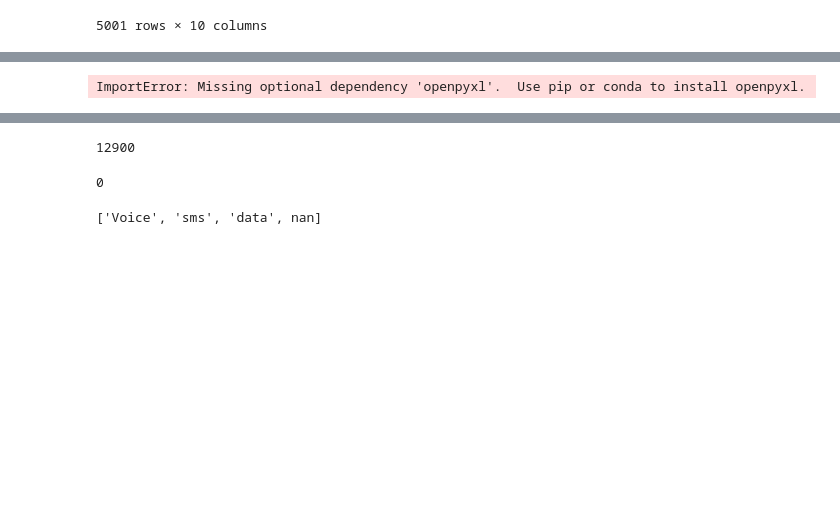
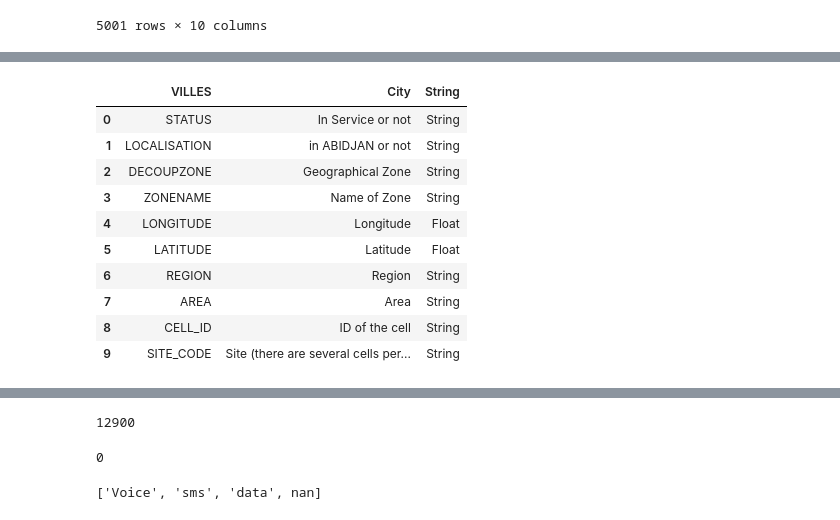
Before and after one commit to whiteroserobot/Analysing-MTN-Cote-d-Ivoire-telecom-communication-company, a Jupyter notebook: data-cleaning.ipynb, the cells around one changed output, grey strips where cells are left out. Cells and saved outputs as stored; diff of their text form; code cells hidden in the pictures; blank space fills up the shorter version.

Commit message:
better data

```diff
--- a/data-cleaning.ipynb
+++ b/data-cleaning.ipynb
@@ -112,8 +136,18 @@ ImportError: Missing optional dependency 'openpyxl'.  Use pip or conda to instal
 # %%
-df5 = pd.read_excel('/home/addam/moringa-school-projects/data-cleaning/cells_geo_description.xlsx', header=1)
+df5 = pd.read_excel('cells_geo_description.xlsx', header=1)
 df5
 # %% [output]
-ImportError: Missing optional dependency 'openpyxl'.  Use pip or conda to install openpyxl.
+|  | VILLES | City | String |
+| 0 | STATUS | In Service or not | String |
+| 1 | LOCALISATION | in ABIDJAN or not | String |
+| 2 | DECOUPZONE | Geographical Zone | String |
+| 3 | ZONENAME | Name of Zone | String |
+| 4 | LONGITUDE | Longitude | Float |
+| 5 | LATITUDE | Latitude | Float |
+| 6 | REGION | Region | String |
+| 7 | AREA | Area | String |
+| 8 | CELL_ID | ID of the cell | String |
+| 9 | SITE_CODE | Site (there are several cells per... | String |
 # %%
 df_tel = pd.concat((df1, df2, df3), axis=0, ignore_index=True)
 df_tel.head(10)
```
Also changed, not shown: parts of 2 cells of this notebook.
